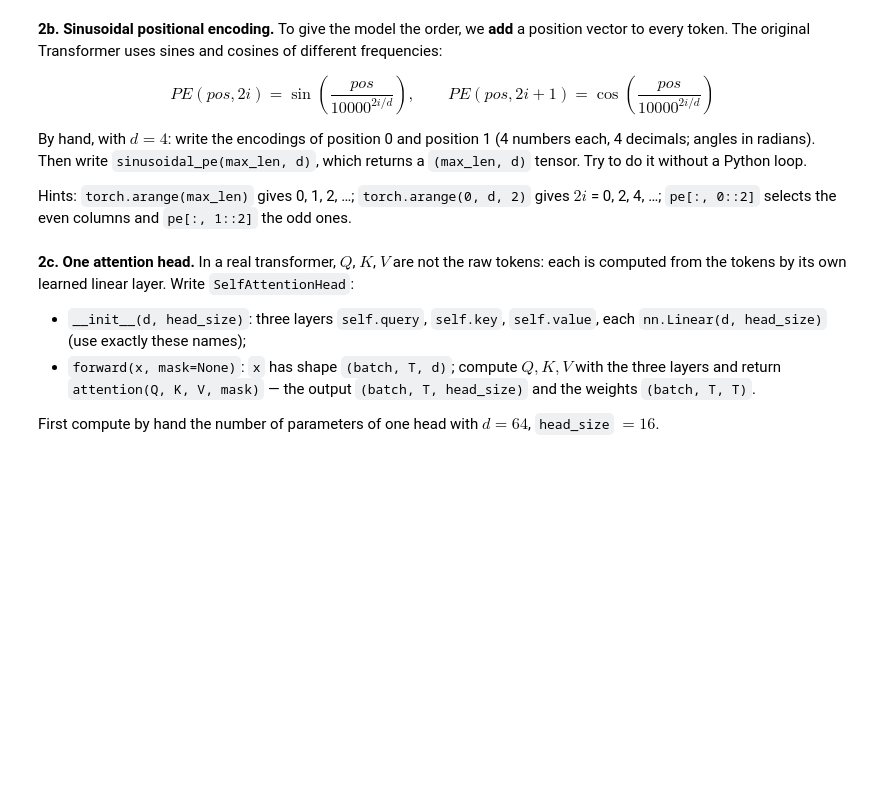
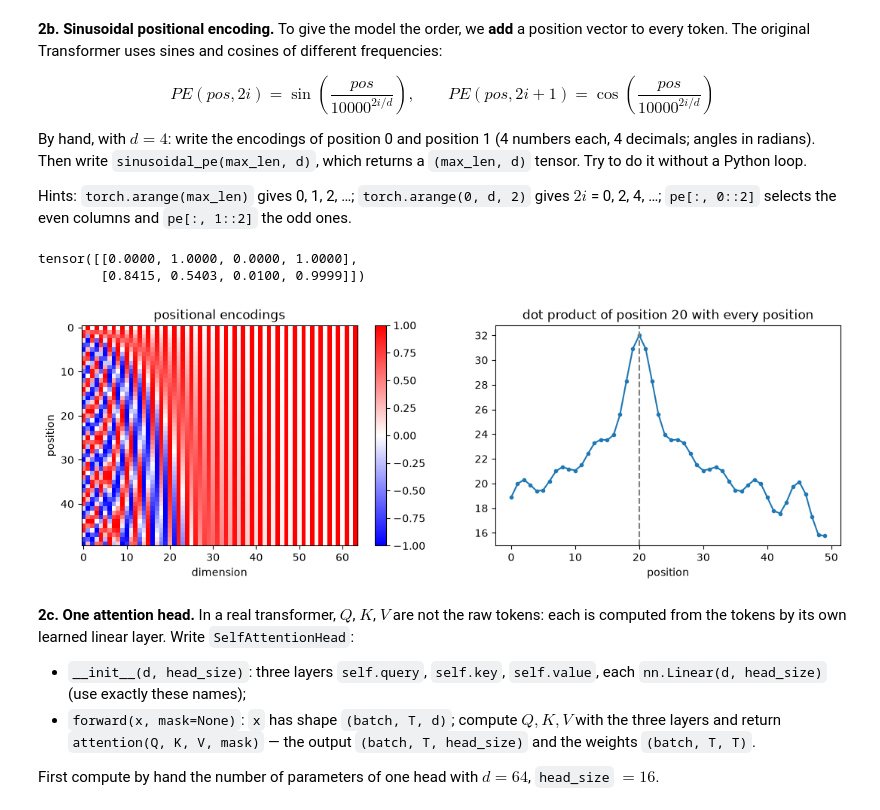
Before and after one commit to nursoulqxw/DL-Fall-26, a Jupyter notebook: week13/CSCI1409_Week11_Homework_8625.ipynb, the cells around one changed output. Cells and saved outputs as stored; diff of their text form; code cells hidden in the pictures; blank space fills up the shorter version.

```diff
--- a/week13/CSCI1409_Week11_Homework_8625.ipynb
+++ b/week13/CSCI1409_Week11_Homework_8625.ipynb
@@ -139,26 +181,35 @@ By hand, with $d = 4$: write the encodings of position 0 and position 1 (4 numbe
 Hints: `torch.arange(max_len)` gives 0, 1, 2, …; `torch.arange(0, d, 2)` gives $2i$ = 0, 2, 4, …; `pe[:, 0::2]` selects the even columns and `pe[:, 1::2]` the odd ones.
 # %%
 # TODO: your hand results
-hand_pe = torch.tensor([[0.0, 0.0, 0.0, 0.0],     # position 0
-                        [0.0, 0.0, 0.0, 0.0]])    # position 1
+hand_pe = torch.tensor([[0.0, 1.0, 0.0, 1.0],     # position 0
+                        [0.8415, 0.5403, 0.0100, 1.0]])    # position 1
 
 def sinusoidal_pe(max_len, d):
     # TODO
-    pass
+    pe = torch.zeros(max_len, d)
+    position = torch.arange(0, max_len, dtype=torch.float).unsqueeze(1)
+    div_term = torch.exp(torch.arange(0, d, 2).float() *  (-math.log(10000.0) / d))
+    pe[:, 0::2] = torch.sin(position * div_term)
+    pe[:, 1::2] = torch.cos(position * div_term)
+    return pe
 
 assert hand_pe.abs().sum() > 0, "fill in your hand results first"
 print(sinusoidal_pe(2, 4))
 assert torch.allclose(sinusoidal_pe(2, 4), hand_pe, atol=1e-3)
 assert sinusoidal_pe(50, 64).shape == (50, 64)
 
 pe = sinusoidal_pe(50, 64)
 fig, axes = plt.subplots(1, 2, figsize=(13, 3.8))
 im = axes[0].imshow(pe, cmap="bwr", vmin=-1, vmax=1, aspect="auto")
 axes[0].set_xlabel("dimension"); axes[0].set_ylabel("position"); axes[0].set_title("positional encodings")
 plt.colorbar(im, ax=axes[0])
 axes[1].plot(pe @ pe[20], "o-", markersize=3)
 axes[1].axvline(20, color="gray", ls="--"); axes[1].set_xlabel("position")
 axes[1].set_title("dot product of position 20 with every position"); plt.show()
+# %% [output]
+tensor([[0.0000, 1.0000, 0.0000, 1.0000],
+        [0.8415, 0.5403, 0.0100, 0.9999]])
+[figure, added]
 # %% [markdown]
 **2c. One attention head.** In a real transformer, $Q$, $K$, $V$ are not the raw tokens: each is computed from the tokens by its own learned linear layer. Write `SelfAttentionHead`:
 
```
Also changed, not shown: parts of 18 cells of this notebook, 1 other file.
